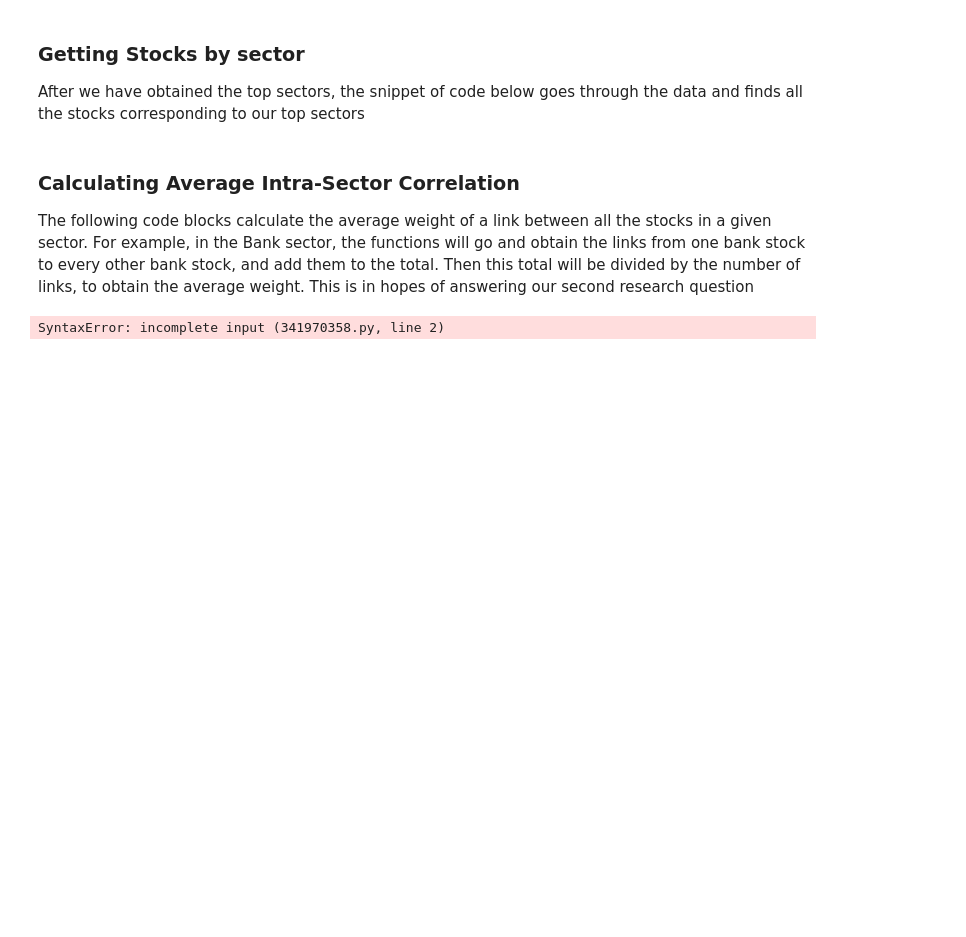
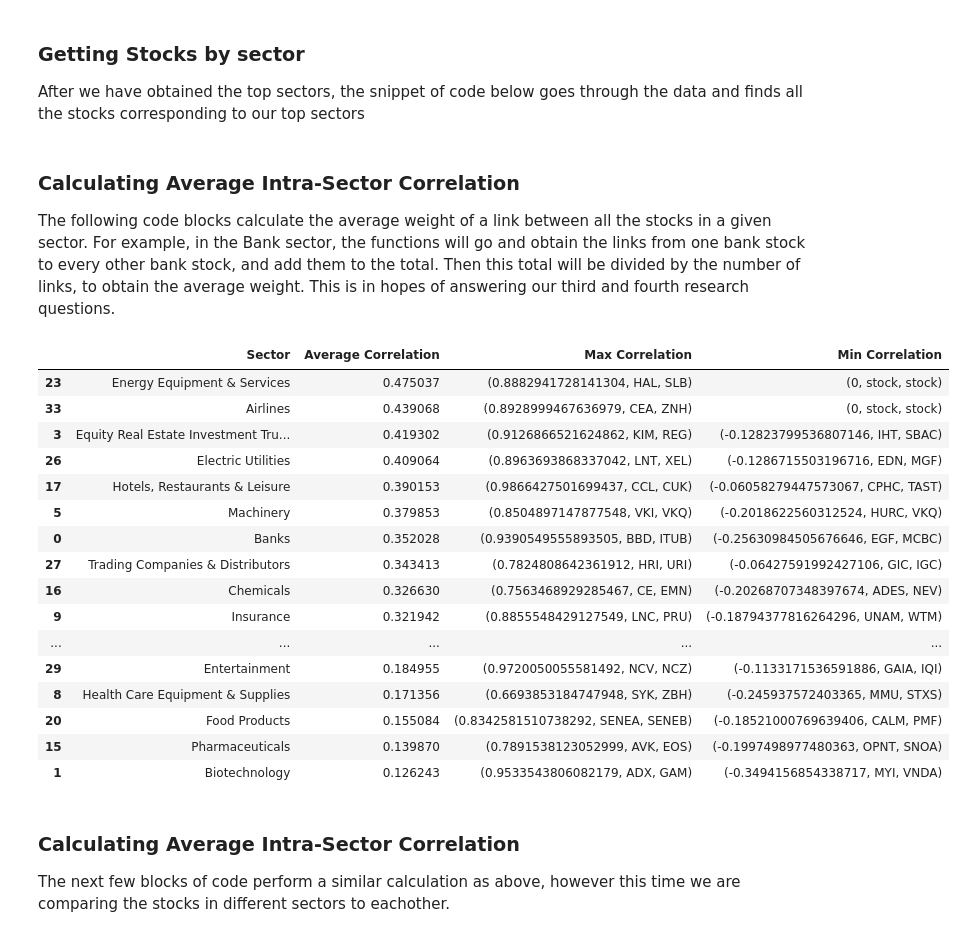
Before and after one commit to deliarm/672_final, a Jupyter notebook: sectorComp.ipynb, the cells around one changed output. Cells and saved outputs as stored; diff of their text form; code cells hidden in the pictures; blank space fills up the shorter version.

Commit message:
added intra sector correlation

```diff
--- a/sectorComp.ipynb
+++ b/sectorComp.ipynb
@@ -79,8 +97,28 @@ for sector in top_sectors:
     stocks_by_sector.append(value)
 # %% [markdown]
 ### Calculating Average Intra-Sector Correlation
-The following code blocks calculate the average weight of a link between all the stocks in a given sector. For example, in the Bank sector, the functions will go and obtain the links from one bank stock to every other bank stock, and add them to the total. Then this total will be divided by the number of links, to obtain the average weight. This is in hopes of answering our second research question
+The following code blocks calculate the average weight of a link between all the stocks in a given sector. For example, in the Bank sector, the functions will go and obtain the links from one bank stock to every other bank stock, and add them to the total. Then this total will be divided by the number of links, to obtain the average weight. This is in hopes of answering our third and fourth research questions.
 # %%
 def calculateIntraSectorWeight(sector):
+    max_corr = (0,"stock","stock")
+    min_corr = (0,"stock","stock")
+    sum_of_links = 0
+    link_count = 0
+    sector_index = top_sectors.index(sector)
+    df = stocks_by_sector[sector_index][1]
+    num_of_stocks = df.shape[0]
+    for i in tqdm(range(num_of_stocks)):
+        first_stock = df.iloc[i,2:]
+        for j in range(i+1,num_of_stocks):
+            second_stock = df.iloc[j,2:]
+            result = 1-spatial.distance.cosine(first_stock,second_stock)
+            # print(result,first_stock,second_stock)
+            if(result>max_corr[0]):
+                max_corr = (result,df.iloc[i,0],df.iloc[j,0])
+            if(result<min_corr[0]):
+                min_corr = (result,df.iloc[i,0],df.iloc[j,0])
+            sum_of_links += result
+            link_count += 1
+
+    average_link = sum_of_links / link_count
+    return average_link,max_corr,min_corr
-# %% [output]
-SyntaxError: incomplete input (341970358.py, line 2)
@@ -86,0 +130,26 @@ SyntaxError: incomplete input (341970358.py, line 2)
+# %%
+df_intra = pd.DataFrame(columns=["Sector","Average Correlation","Max Correlation","Min Correlation"])
+intra_correlations = getAllIntraSectorCorrelations(df_intra)
+# %%
+df_intra.sort_values('Average Correlation', ascending=False)
+# %% [output]
+|  | Sector | Average Correlation | Max Correlation | Min Correlation |
+| 23 | Energy Equipment & Services | 0.475037 | (0.8882941728141304, HAL, SLB) | (0, stock, stock) |
+| 33 | Airlines | 0.439068 | (0.8928999467636979, CEA, ZNH) | (0, stock, stock) |
+| 3 | Equity Real Estate Investment Tru... | 0.419302 | (0.9126866521624862, KIM, REG) | (-0.12823799536807146, IHT, SBAC) |
+| 26 | Electric Utilities | 0.409064 | (0.8963693868337042, LNT, XEL) | (-0.1286715503196716, EDN, MGF) |
+| 17 | Hotels, Restaurants & Leisure | 0.390153 | (0.9866427501699437, CCL, CUK) | (-0.06058279447573067, CPHC, TAST) |
+| 5 | Machinery | 0.379853 | (0.8504897147877548, VKI, VKQ) | (-0.2018622560312524, HURC, VKQ) |
+| 0 | Banks | 0.352028 | (0.9390549555893505, BBD, ITUB) | (-0.25630984505676646, EGF, MCBC) |
+| 27 | Trading Companies & Distributors | 0.343413 | (0.7824808642361912, HRI, URI) | (-0.06427591992427106, GIC, IGC) |
+| 16 | Chemicals | 0.326630 | (0.7563468929285467, CE, EMN) | (-0.20268707348397674, ADES, NEV) |
+| 9 | Insurance | 0.321942 | (0.8855548429127549, LNC, PRU) | (-0.18794377816264296, UNAM, WTM) |
+| ... | ... | ... | ... | ... |
+| 29 | Entertainment | 0.184955 | (0.9720050055581492, NCV, NCZ) | (-0.1133171536591886, GAIA, IQI) |
+| 8 | Health Care Equipment & Supplies | 0.171356 | (0.6693853184747948, SYK, ZBH) | (-0.245937572403365, MMU, STXS) |
+| 20 | Food Products | 0.155084 | (0.8342581510738292, SENEA, SENEB) | (-0.18521000769639406, CALM, PMF) |
+| 15 | Pharmaceuticals | 0.139870 | (0.7891538123052999, AVK, EOS) | (-0.1997498977480363, OPNT, SNOA) |
+| 1 | Biotechnology | 0.126243 | (0.9533543806082179, ADX, GAM) | (-0.3494156854338717, MYI, VNDA) |
+# %% [markdown]
+### Calculating Average Intra-Sector Correlation
+The next few blocks of code perform a similar calculation as above, however this time we are comparing the stocks in different sectors to eachother.
```
Also changed, not shown: parts of 4 cells of this notebook, 3 other files.
